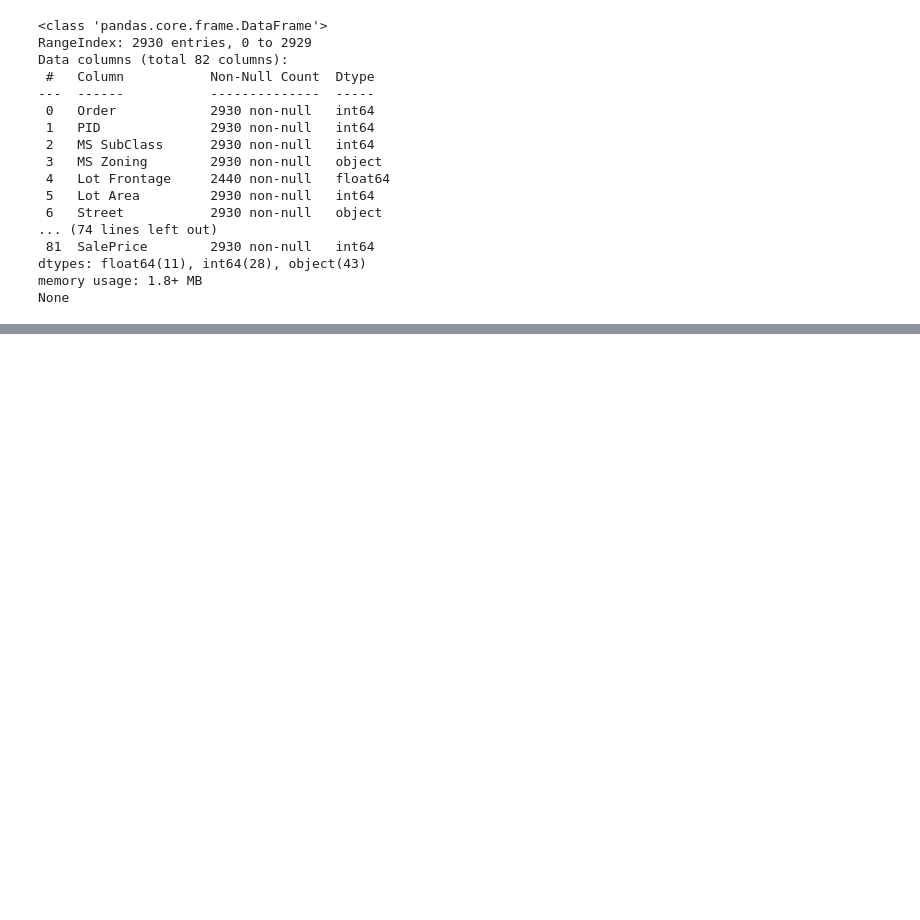
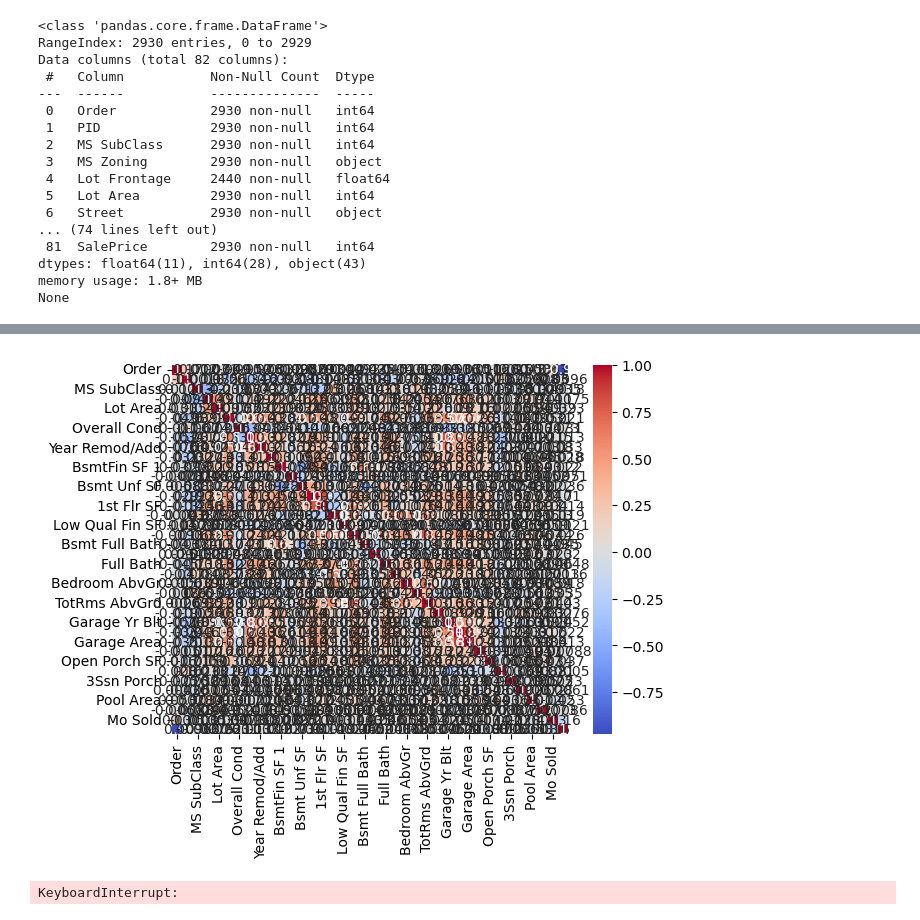
Before and after one commit to vijaybsubedi/bda62_projects_vijaybsubedi, a Jupyter notebook: _project#2_housingpriceprediction_vijaybsubedi__/housingpriceprediction.ipynb, the cells around one changed output, grey strips where cells are left out. Cells and saved outputs as stored; diff of their text form; code cells hidden in the pictures; blank space fills up the shorter version.

```diff
--- a/_project#2_housingpriceprediction_vijaybsubedi__/housingpriceprediction.ipynb
+++ b/_project#2_housingpriceprediction_vijaybsubedi__/housingpriceprediction.ipynb
@@ -40,0 +103,18 @@ NameError: name 'features' is not defined
+# %%
+# Display the correlation matrix of the numerical features
+correlation_matrix = numerical_features.corr()
+sns.heatmap(correlation_matrix, annot=True, cmap='coolwarm')
+plt.show()
+# Plotting histograms for categorical features on a matrix
+fig, axes = plt.subplots(len(categorical_features) // 3 + 1, 3, figsize=(15, 20))
+axes = axes.flatten()
+
+for i, feature in enumerate(categorical_features):
+    sns.histplot(data=categorical_features, x=feature, ax=axes[i])
+    axes[i].set_title(feature)
+
+plt.tight_layout()
+plt.show()
+# %% [output]
+[figure, added]
+KeyboardInterrupt:
```
Also changed, not shown: parts of 6 cells of this notebook.
